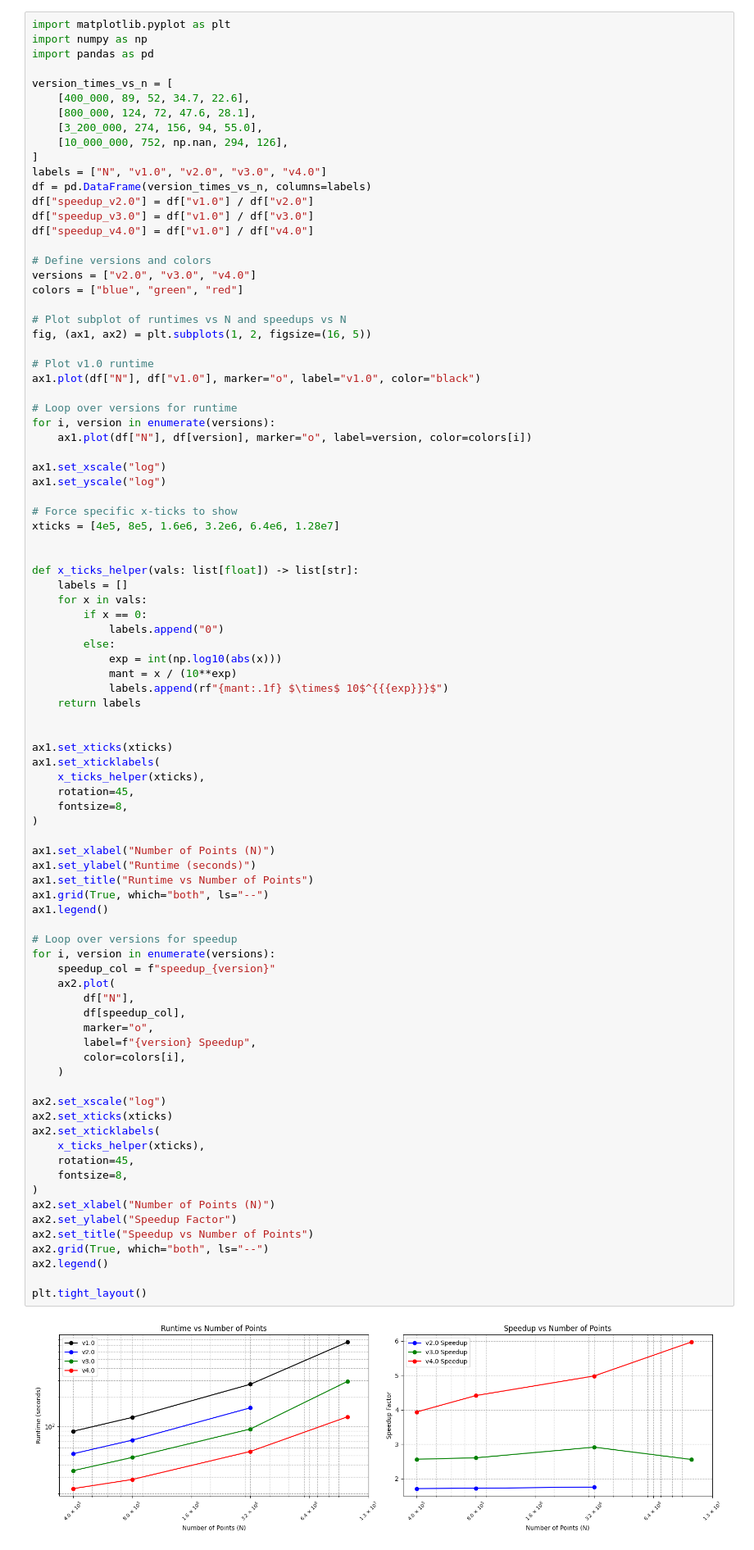
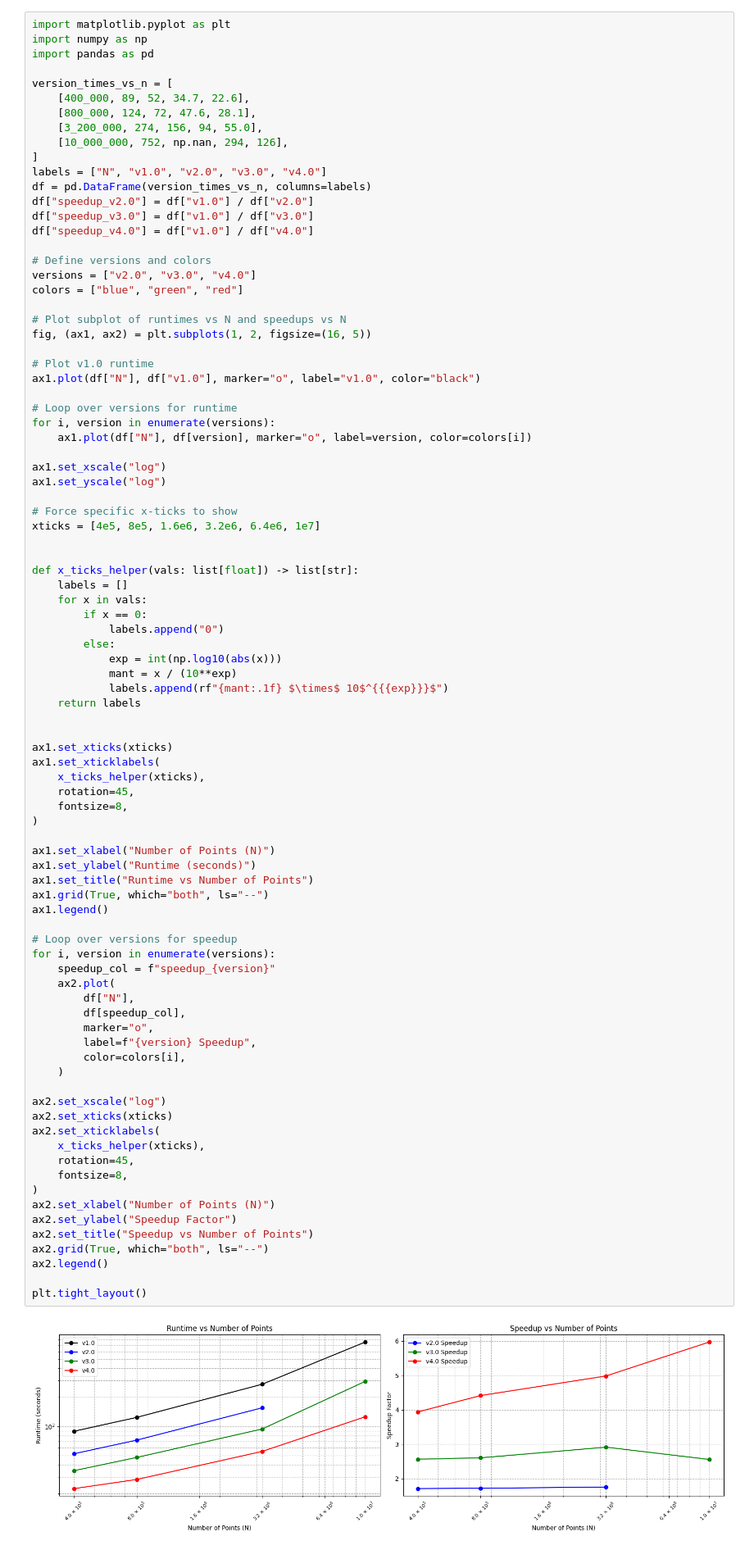
Before and after one commit to ut-padas/affini, a Jupyter notebook: docs/speedup.ipynb, the cells around one changed output. Shown at 82% size. Saved outputs shown, nothing was run; the diff lists cells and outputs as text.

```diff
--- a/docs/speedup.ipynb
+++ b/docs/speedup.ipynb
@@ -33,7 +33,7 @@ ax1.set_xscale("log")
 ax1.set_yscale("log")
 
 # Force specific x-ticks to show
-xticks = [4e5, 8e5, 1.6e6, 3.2e6, 6.4e6, 1.28e7]
+xticks = [4e5, 8e5, 1.6e6, 3.2e6, 6.4e6, 1e7]
 
 
 def x_ticks_helper(vals: list[float]) -> list[str]:
@@ -60,31 +60,31 @@ ax1.set_ylabel("Runtime (seconds)")
 ax1.set_title("Runtime vs Number of Points")
 ax1.grid(True, which="both", ls="--")
 ax1.legend()
 
 # Loop over versions for speedup
 for i, version in enumerate(versions):
     speedup_col = f"speedup_{version}"
     ax2.plot(
         df["N"],
         df[speedup_col],
         marker="o",
         label=f"{version} Speedup",
         color=colors[i],
     )
 
 ax2.set_xscale("log")
 ax2.set_xticks(xticks)
 ax2.set_xticklabels(
     x_ticks_helper(xticks),
     rotation=45,
     fontsize=8,
 )
 ax2.set_xlabel("Number of Points (N)")
 ax2.set_ylabel("Speedup Factor")
 ax2.set_title("Speedup vs Number of Points")
 ax2.grid(True, which="both", ls="--")
 ax2.legend()
 
 plt.tight_layout()
 # %% [output]
-[figure, old version]
+[figure, new version]
```
